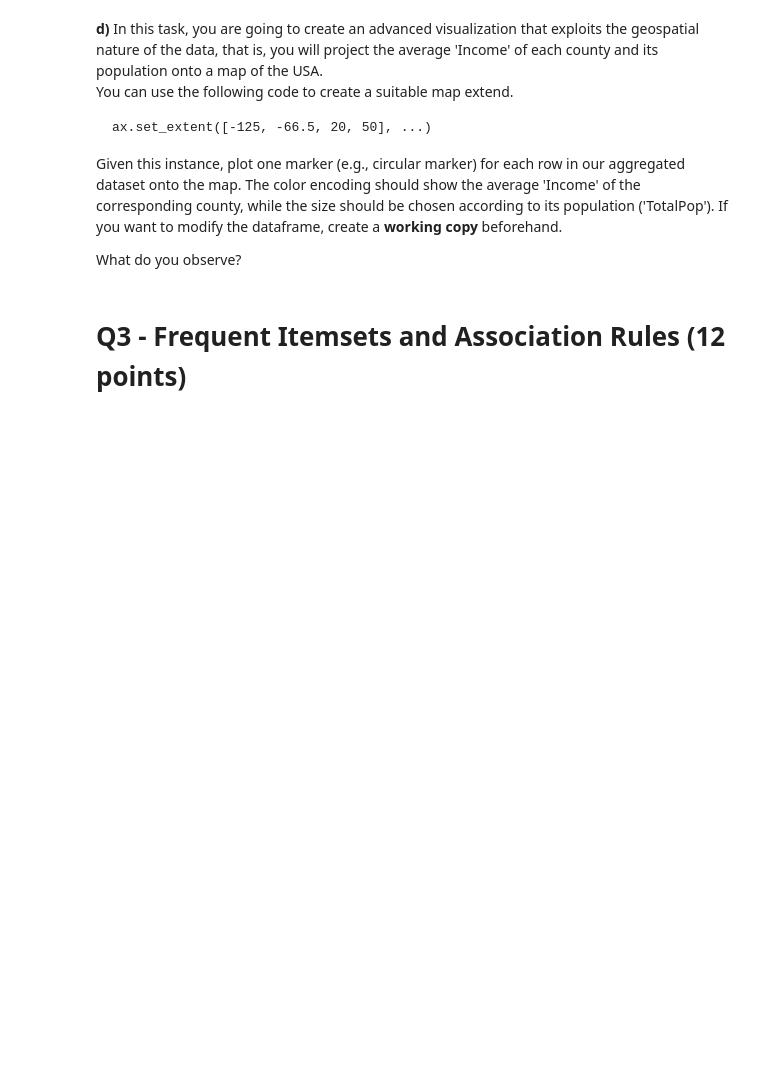
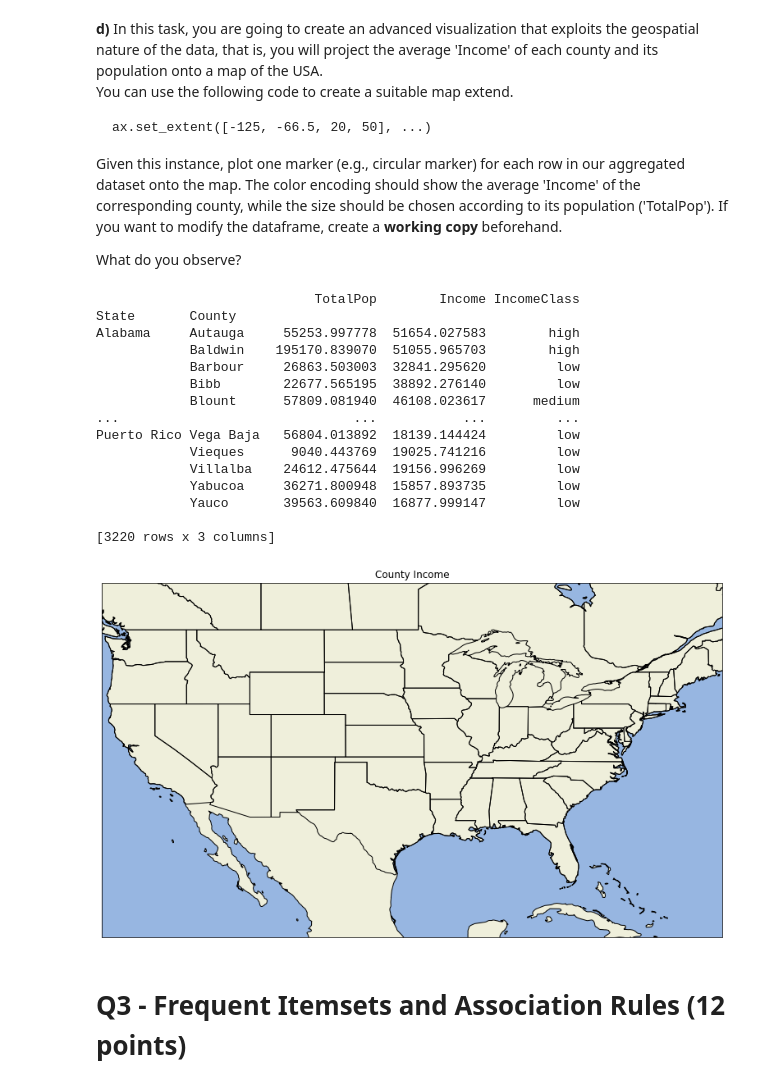
Before and after one commit to Starcrysis/assignment_2, a Jupyter notebook: assignment_2.ipynb, the cells around one changed output. Cells and saved outputs as stored; diff of their text form; code cells hidden in the pictures; blank space fills up the shorter version.

```diff
--- a/assignment_2.ipynb
+++ b/assignment_2.ipynb
@@ -140,7 +140,7 @@ Short column description:
 # %%
 # your code
 
-df = pd.read_csv('/Users/timothyborrell/Documents/Master/IDS/assignment_2/dataset/dataset/census_data.csv', index_col = 'CensusTract')
+df = pd.read_csv('dataset/dataset/census_data.csv', index_col = 'CensusTract')
 # %% [markdown]
 **b)** Show the data types of the dataframe columns as well as the first few rows. On the first sight, are there any data type problems (e.g., numerical columns having a non-numerical data type)?
 # %%
@@ -536,6 +589,49 @@ The color encoding should show the average 'Income' of the corresponding county,
 What do you observe?
 # %%
 # your code
+from warnings import filterwarnings
+filterwarnings('ignore')
+
+df_plot_working = df_plot[['TotalPop', 'Income', 'IncomeClass']]
+print(df_plot_working)
+
+fig = plt.figure(figsize=(18,6))
+ax = plt.axes([0,0,1,1], projection=ccrs.PlateCarree())
+ax.set_extent([-125, -66.5, 20, 50], ccrs.Geodetic())
+
+categories = ['red', 'blue', 'green']
+
+ax.background_patch.set_visible(True)
+ax.outline_patch.set_visible(True)
+
+ax.add_feature(cfeature.OCEAN)
+ax.add_feature(cfeature.LAND, edgecolor='black')
+ax.add_feature(cfeature.STATES, edgecolor = 'black')
+
+# plt.scatter(
+
+# )
+
+
+ax.set_title('County Income')
+plt.show()
+# %% [output]
+                            TotalPop        Income IncomeClass
+State       County
+Alabama     Autauga     55253.997778  51654.027583        high
+            Baldwin    195170.839070  51055.965703        high
+            Barbour     26863.503003  32841.295620         low
+            Bibb        22677.565195  38892.276140         low
+            Blount      57809.081940  46108.023617      medium
+...                              ...           ...         ...
+Puerto Rico Vega Baja   56804.013892  18139.144424         low
+            Vieques      9040.443769  19025.741216         low
+            Villalba    24612.475644  19156.996269         low
+            Yabucoa     36271.800948  15857.893735         low
+            Yauco       39563.609840  16877.999147         low
+
+[3220 rows x 3 columns]
+[figure, added]
 # %% [markdown]
 # Q3 - Frequent Itemsets and Association Rules (12 points)
 # %% [markdown]
```
Also changed, not shown: parts of 11 cells of this notebook, 4 other files.
